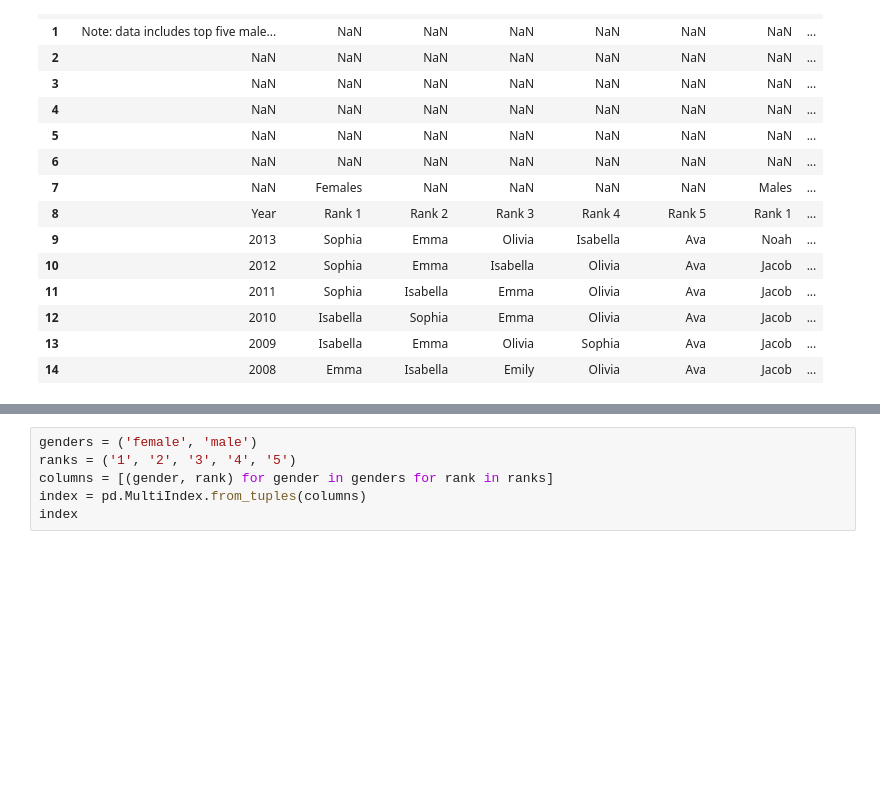
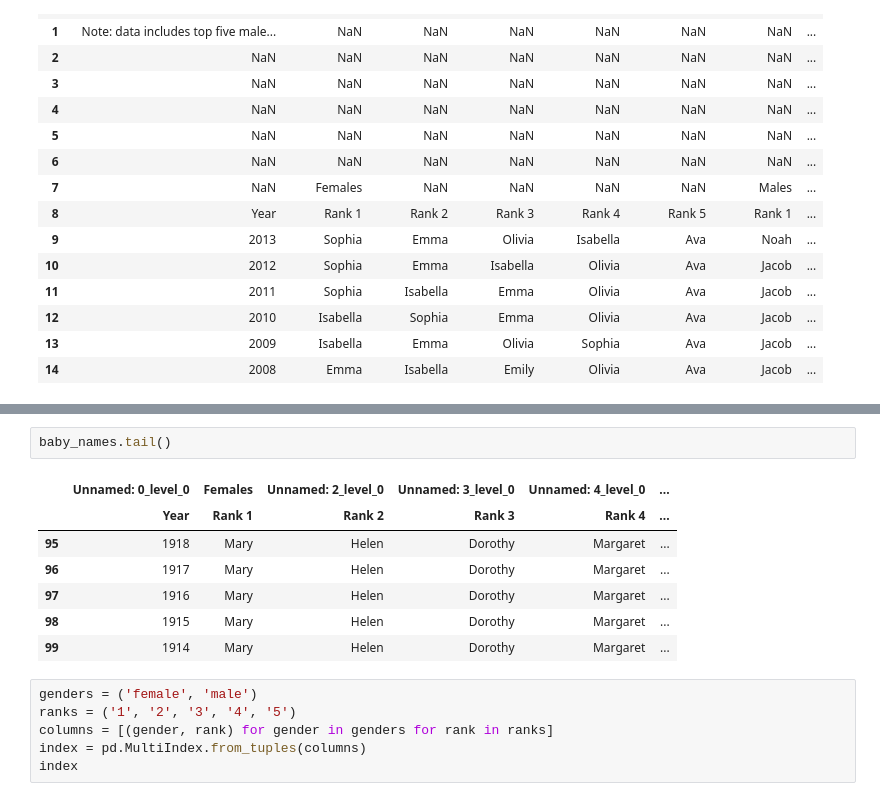
Before and after one commit to tiyd-python-2015-01/curriculum, a Jupyter notebook: notebooks/week4/03 - Really Ugly Data.ipynb, the cells around one changed output, grey strips where cells are left out. Saved outputs shown, nothing was run; the diff lists cells and outputs as text; blank space fills up the shorter version.

```diff
--- a/notebooks/week4/03 - Really Ugly Data.ipynb
+++ b/notebooks/week4/03 - Really Ugly Data.ipynb
@@ -47,3 +54,13 @@ baby_names.head(10)
+# %%
+baby_names.tail()
+# %% [output]
+|  | Unnamed: 0_level_0 | Females | Unnamed: 2_level_0 | Unnamed: 3_level_0 | Unnamed: 4_level_0 | ... |
+|  | Year | Rank 1 | Rank 2 | Rank 3 | Rank 4 | ... |
+| 95 | 1918 | Mary | Helen | Dorothy | Margaret | ... |
+| 96 | 1917 | Mary | Helen | Dorothy | Margaret | ... |
+| 97 | 1916 | Mary | Helen | Dorothy | Margaret | ... |
+| 98 | 1915 | Mary | Helen | Dorothy | Margaret | ... |
+| 99 | 1914 | Mary | Helen | Dorothy | Margaret | ... |
 # %%
 genders = ('female', 'male')
 ranks = ('1', '2', '3', '4', '5')
```
Also changed, not shown: parts of 17 cells of this notebook, 4 other files.
